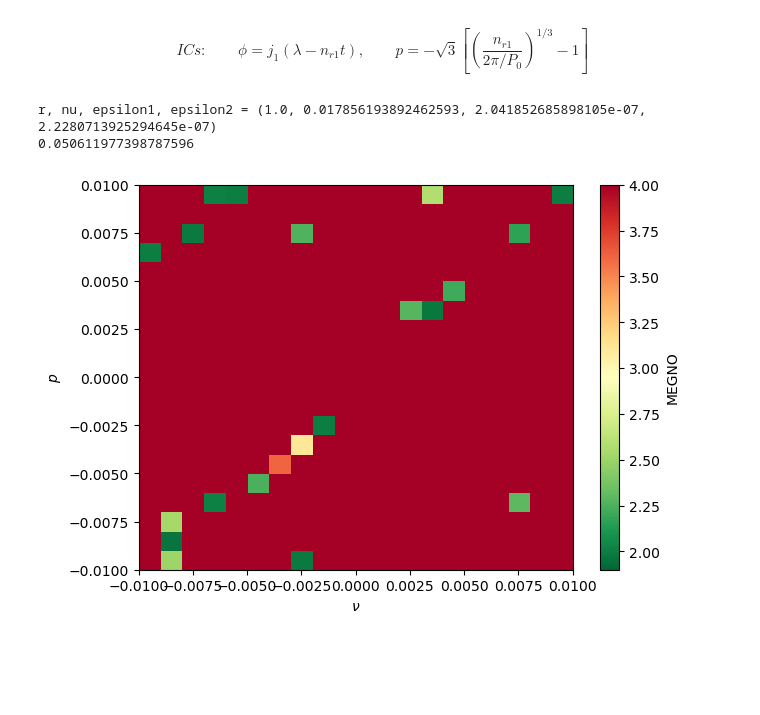
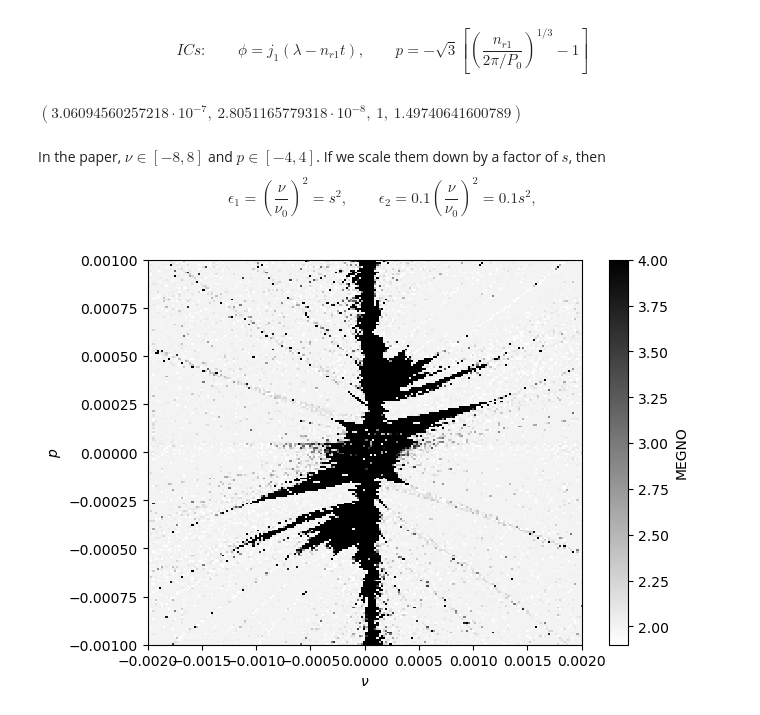
Before and after one commit to EritasY/Chaos, a Jupyter notebook: Double surface of section.ipynb, the cells around one changed output. Saved outputs shown, nothing was run; the diff lists cells and outputs as text; code cells hidden in the pictures; blank space fills up the shorter version.

```diff
--- a/Double surface of section.ipynb
+++ b/Double surface of section.ipynb
@@ -73,23 +73,25 @@ def OE2param(OE, userDefined):
     nu = 1/np.sqrt(3) * (n_r2/n_r1 - 1)
 
     return r, nu, epsilon1, epsilon2
-# %%
-# user-defined parameters
-ecc, j1, k1, j2, k2 = 0.05, 5, 1, 5, 1
-P2_0 = (j2+k2)* j1 / ((j1-k1)*j2)
-P1, P2 = 1, 0.97*P2_0
-mu1, mu2 = 1e-6, 1e-6
-r, nu, epsilon1, epsilon2 = OE2param((ecc, P1, P2, mu1, mu2),(j1, k1, j2, k2))
-print(f"r, nu, epsilon1, epsilon2 = {r, nu, epsilon1, epsilon2}")
-print(2*np.sqrt(epsilon1)/nu)
-# %% [output]
-r, nu, epsilon1, epsilon2 = (1.0, 0.017856193892462593, 2.041852685898105e-07, 2.2280713925294645e-07)
-0.050611977398787596
+# %%
+s = 1/4000
+nu = 4*s
+ecc, P1, j1, k1, k2 = 0.05, 1, 5, 1, 1
+r, epsilon1, epsilon2 = 1, s**2, 0.1*s**2
+
+param2OE((r, nu, epsilon1, epsilon2),(ecc, P1, j1, k1, k2))
+# %% [output]
+$\displaystyle \left( 3.06094560257218 \cdot 10^{-7}, \  2.8051165779318 \cdot 10^{-8}, \  1, \  1.49740641600789\right)$
+# %% [markdown]
+In the paper, $\nu \in [-8,8]$ and $p \in [-4,4]$. If we scale them down by a factor of $s$, then
+$$\epsilon_1 = \left(\frac{\nu}{\nu_0}\right)^2 = s^2, \qquad
+\epsilon_2 = 0.1\left(\frac{\nu}{\nu_0}\right)^2 = 0.1s^2,$$
 # %%
 def simulation(param):
+    s = 1/4000
     nu, p_0 = param
     ecc, P1, j1, k1, k2 = 0.05, 1, 5, 1, 1
-    r, epsilon1, epsilon2 = 1, 1e-6, 1e-6
+    r, epsilon1, epsilon2 = 1, s**2, 0.1*s**2
 
     mu1, mu2, P1, P2 = param2OE((r, nu, epsilon1, epsilon2),(ecc, P1, j1, k1, k2))
     n_r1 = (j1-k1)*2*np.pi / (j1*P1)
@@ -119,33 +121,36 @@ def simulation(param):
     # calculate megno
     try:
         sim.integrate(1e4*2.*np.pi, exact_finish_time=0) # integrate for 1e4 orbitals, integrating to the nearest
-        #timestep for each output to keep the timestep constant and preserve WHFast's symplectic nature
         megno = sim.calculate_megno()
         return megno
     except rebound.Collision:
-#         print('Collision')
         return 10.
     except rebound.Escape:
         return 10. # At least one particle got ejected, returning large MEGNO.
 # %%
-Ngrid_x = 20
-Ngrid_y = 20
-nu = np.linspace(-0.01,0.01,Ngrid_x)
-p_0 = np.linspace(-0.01,0.01,Ngrid_y)
+Ngrid_x = 200
+Ngrid_y = 200
+
+s = 1/4000   # scaling factor on p and nu
+nu = s*np.linspace(-8,8,Ngrid_x)
+p_0 = s*np.linspace(-4,4,Ngrid_y)
 parameters = [[x,y] for x in nu for y in p_0]
+
 pool = InterruptiblePool()
 results = pool.map(simulation,parameters)
+
+
+# Plot
+results2d = np.array(results).reshape(Ngrid_y,Ngrid_x)
+fig = plt.figure(figsize=(7,5))
+ax = plt.subplot(111)
+extent = [min(nu),max(nu),min(p_0),max(p_0)]
+ax.set_xlim(extent[0],extent[1])
+ax.set_xlabel(r"$\nu$")
+ax.set_ylim(extent[2],extent[3])
+ax.set_ylabel(r"$p$")
+im = ax.imshow(results2d, interpolation="none", vmin=1.9, vmax=4, cmap="binary", origin="lower", aspect='auto', extent=extent)
+cb = plt.colorbar(im, ax=ax)
+cb.set_label("MEGNO")
+# %% [output]
+[figure, added]
-# %%
-results2d = np.array(results).reshape(Ngrid_y,Ngrid_x)
-fig = plt.figure(figsize=(7,5))
-ax = plt.subplot(111)
-extent = [min(nu),max(nu),min(p_0),max(p_0)]
-ax.set_xlim(extent[0],extent[1])
-ax.set_xlabel(r"$\nu$")
-ax.set_ylim(extent[2],extent[3])
-ax.set_ylabel(r"$p$")
-im = ax.imshow(results2d, interpolation="none", vmin=1.9, vmax=4, cmap="RdYlGn_r", origin="lower", aspect='auto', extent=extent)
-cb = plt.colorbar(im, ax=ax)
-cb.set_label("MEGNO")
-# %% [output]
-[figure, removed]
```
